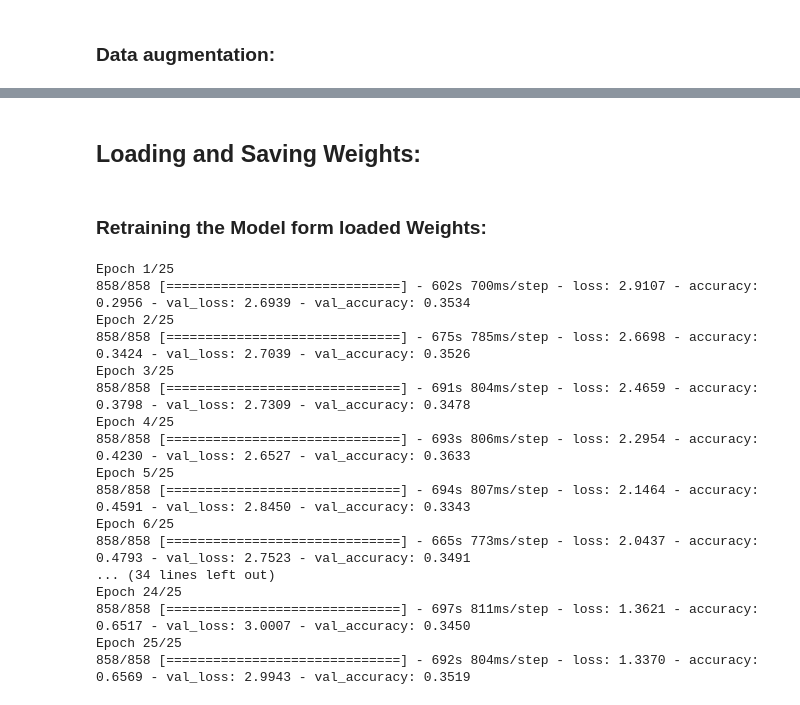
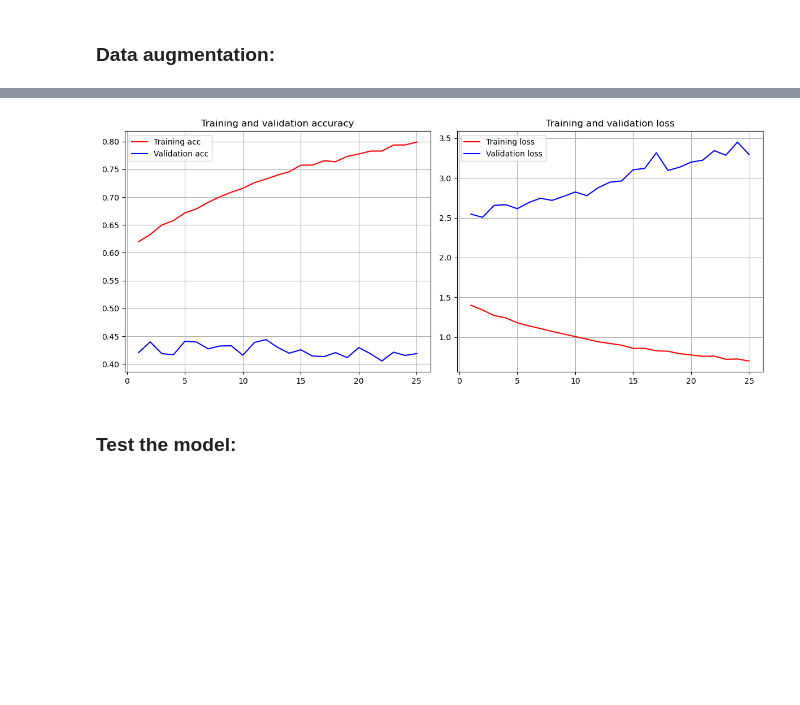
Before and after one commit to Dmitrii-Siz/Final-Year-Project, a Jupyter notebook: Model Implementation 3.ipynb, the cells around one changed output, grey strips where cells are left out. Drawn from its saved outputs; the diff is of its cells as text; code cells hidden in the pictures; blank space fills up the shorter version.

```diff
--- a/Model Implementation 3.ipynb
+++ b/Model Implementation 3.ipynb
@@ -186,22 +331,0 @@ from tensorflow.keras.layers import Conv2D, MaxPooling2D, Flatten, Dense, Dropou
-# %%
-model = Sequential()
-
-model.add(Conv2D(32, (3, 3), activation='relu', input_shape=(180, 180, 3)))
-model.add(MaxPooling2D((2, 2)))#reduce dimentions of the input
-
-model.add(Conv2D(32, (3, 3), activation='relu'))
-model.add(MaxPooling2D((2, 2)))#reduce dimentions of the input
-
-model.add(Conv2D(64, (3, 3), activation='relu'))
-model.add(MaxPooling2D((2, 2)))#reduce dimentions of the input
-
-model.add(Conv2D(64, (3, 3), activation='relu'))
-model.add(MaxPooling2D((2, 2)))#reduce dimentions of the input
-
-#Flatten results:
-model.add(Flatten())
-model.add(Dropout(0.5))
-model.add(Dense(512, activation='relu'))#fully connected layers
-model.add(Dense(81, activation='softmax'))#fully connected layers and output
-# %%
-model.compile(loss='sparse_categorical_crossentropy', optimizer='adam', metrics=['accuracy'])
@@ -228,4 +332,4 @@ _________________________________________________________________
 # %%
-history = model.fit(train_data, epochs=25, validation_data=val_data)
+history_three = model.fit(train_data, epochs=25, validation_data=val_data)
 # %% [output]
 Epoch 1/25
@@ -268,3 +352 @@ visualize(history)
-# %% [markdown]
-## Loading and Saving Weights:
 # %%
@@ -274,25 +354,9 @@ model.load_weights('model_impl_one.h5')# To load the weights of the model
-# %% [markdown]
-### Retraining the Model form loaded Weights:
-# %%
-history = model.fit(train_data, epochs=25, validation_data=val_data)
-# %% [output]
-Epoch 1/25
-858/858 [==============================] - 602s 700ms/step - loss: 2.9107 - accuracy: 0.2956 - val_loss: 2.6939 - val_accuracy: 0.3534
-Epoch 2/25
-858/858 [==============================] - 675s 785ms/step - loss: 2.6698 - accuracy: 0.3424 - val_loss: 2.7039 - val_accuracy: 0.3526
-Epoch 3/25
-858/858 [==============================] - 691s 804ms/step - loss: 2.4659 - accuracy: 0.3798 - val_loss: 2.7309 - val_accuracy: 0.3478
-Epoch 4/25
-858/858 [==============================] - 693s 806ms/step - loss: 2.2954 - accuracy: 0.4230 - val_loss: 2.6527 - val_accuracy: 0.3633
-Epoch 5/25
-858/858 [==============================] - 694s 807ms/step - loss: 2.1464 - accuracy: 0.4591 - val_loss: 2.8450 - val_accuracy: 0.3343
-Epoch 6/25
-858/858 [==============================] - 665s 773ms/step - loss: 2.0437 - accuracy: 0.4793 - val_loss: 2.7523 - val_accuracy: 0.3491
-... (34 lines left out)
-Epoch 24/25
-858/858 [==============================] - 697s 811ms/step - loss: 1.3621 - accuracy: 0.6517 - val_loss: 3.0007 - val_accuracy: 0.3450
-Epoch 25/25
-858/858 [==============================] - 692s 804ms/step - loss: 1.3370 - accuracy: 0.6569 - val_loss: 2.9943 - val_accuracy: 0.3519
+# %%
+visualise(history_three)
+# %% [output]
+[figure, added]
+# %% [markdown]
+### Test the model:
 # %%
 test_results = model.evaluate(test_data)
 
```
Also changed, not shown: parts of 78 cells of this notebook.
